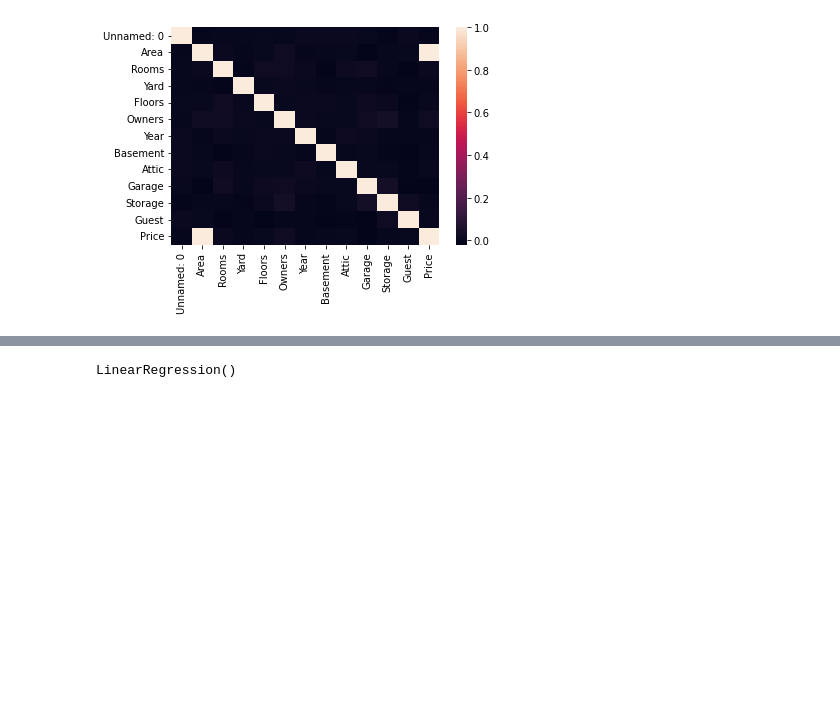
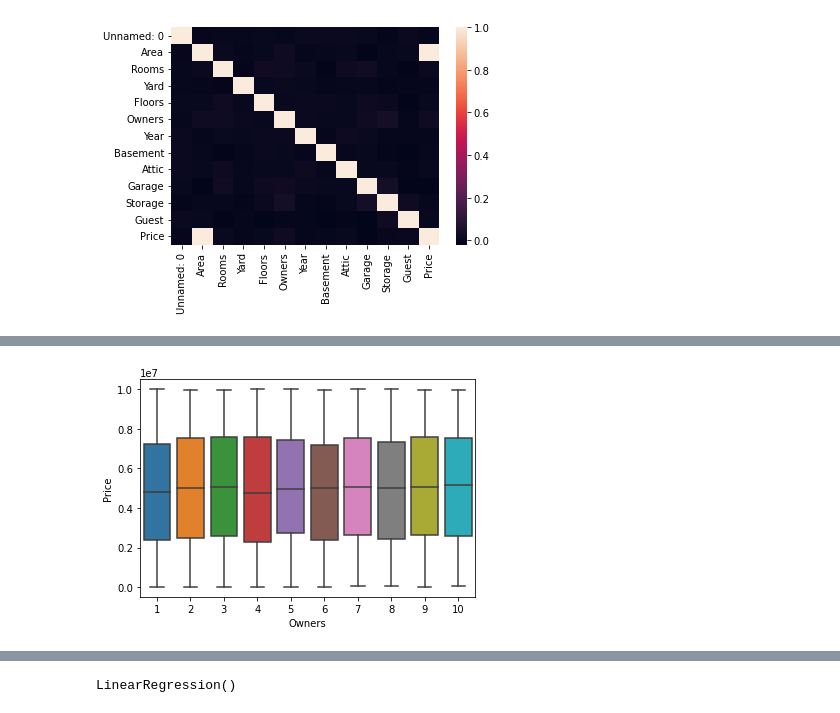
Before and after one commit to Imran-Sarkar-Sabbir/Data-Science-Assignment, a Jupyter notebook: Assignment data files/assess -3 final.ipynb, the cells around one changed output, grey strips where cells are left out. Cells and saved outputs as stored; diff of their text form; code cells hidden in the pictures; blank space fills up the shorter version.

```diff
--- a/Assignment data files/assess -3 final.ipynb
+++ b/Assignment data files/assess -3 final.ipynb
@@ -76,0 +88,5 @@ sns.heatmap(data.corr())
+# %%
+sns.boxplot(y='Price', x='Owners', data=data)
+plt.show()
+# %% [output]
+[figure, added]
```
Also changed, not shown: parts of 4 cells of this notebook.
